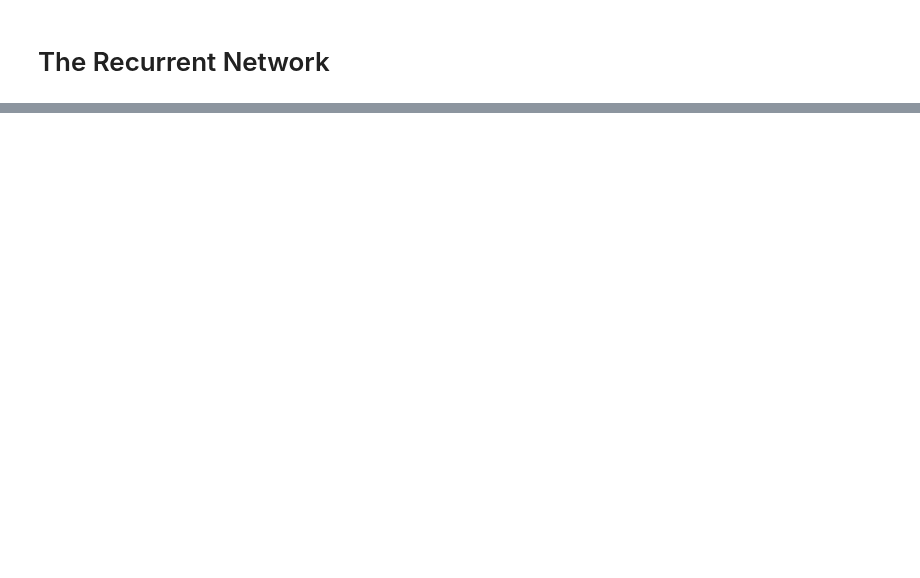
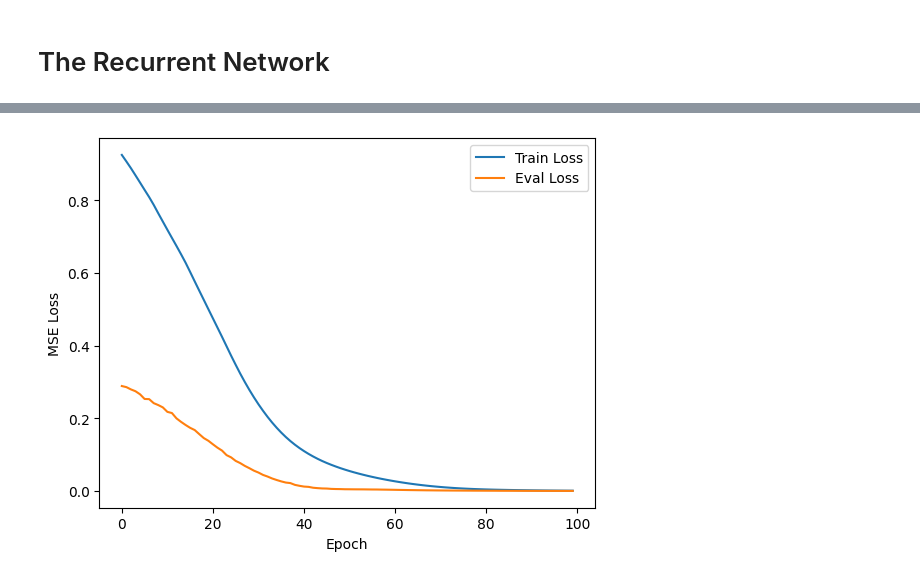
Before and after one commit to Ngoc-Cac/Deep-Learning-with-PyTorch, a Jupyter notebook: Topics/Recurrent Neural Network/Simple RNN/1. RNN.ipynb, the cells around one changed output, grey strips where cells are left out. Saved outputs shown, nothing was run; the diff lists cells and outputs as text; code cells hidden in the pictures; blank space fills up the shorter version.

Commit message:
trained rnn

```diff
--- a/Topics/Recurrent Neural Network/Simple RNN/1. RNN.ipynb
+++ b/Topics/Recurrent Neural Network/Simple RNN/1. RNN.ipynb
@@ -172,4 +197,38 @@ torch.save(checkpoint, '../output/mlp_wave.tar')
 # %% [markdown]
 # The Recurrent Network
+# %%
+class RNNRegressor(nn.Module):
+    def __init__(self,
+        in_features: int,
+        out_features: int,
+        hidden_size: int,
+        activation_fn: None | nn.Module=None
+    ):
+        super().__init__()
+        self.rnn = RNN(in_features, hidden_size, activation_fn)
+        self.linear = nn.Linear(hidden_size, out_features)
+
+    def forward(self, seq, hidden_state=None):
+        out, _ = self.rnn(seq, hidden_state)
+        return self.linear(out[:, -1, :])
 # %%
-model = RNN(1, 5)
+rnn_model = RNNRegressor(1, 1, 32, nn.ReLU())
+if torch.cuda.is_available():
+    rnn_model.cuda()
+
+mse_loss = nn.MSELoss()
+optimizer = torch.optim.Adam(rnn_model.parameters(), 1e-5)
+
+global_loss = {
+    'train': [],
+    'eval': []
+}
+# %%
+loss = run_epochs(
+    10, rnn_model, mse_loss,
+    optimizer, train_loader, test_loader,
+    torch.cuda.is_available()
+)
+
+global_loss['train'].extend(loss['train'])
+global_loss['eval'].extend(loss['eval'])
@@ -175,0 +266,8 @@ model = RNN(1, 5)
+# %%
+plt.plot(global_loss['train'], label='Train Loss')
+plt.plot(global_loss['eval'], label='Eval Loss')
+plt.xlabel('Epoch')
+plt.ylabel('MSE Loss')
+plt.legend();
+# %% [output]
+[figure, added]
```
Also changed, not shown: parts of 11 cells of this notebook, 1 other file.
